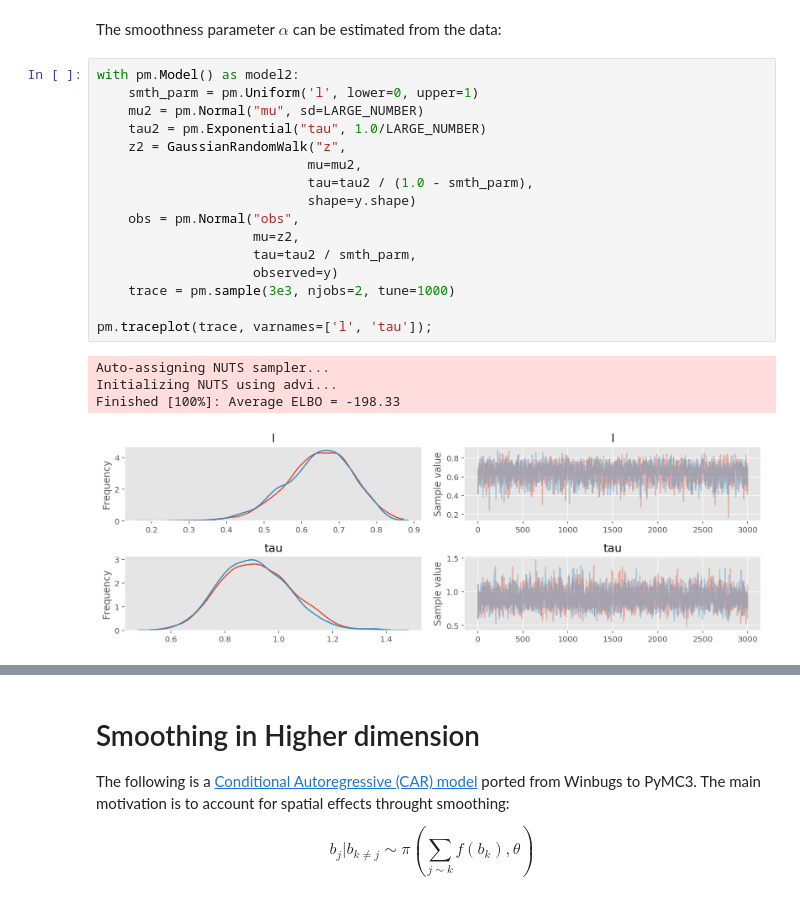
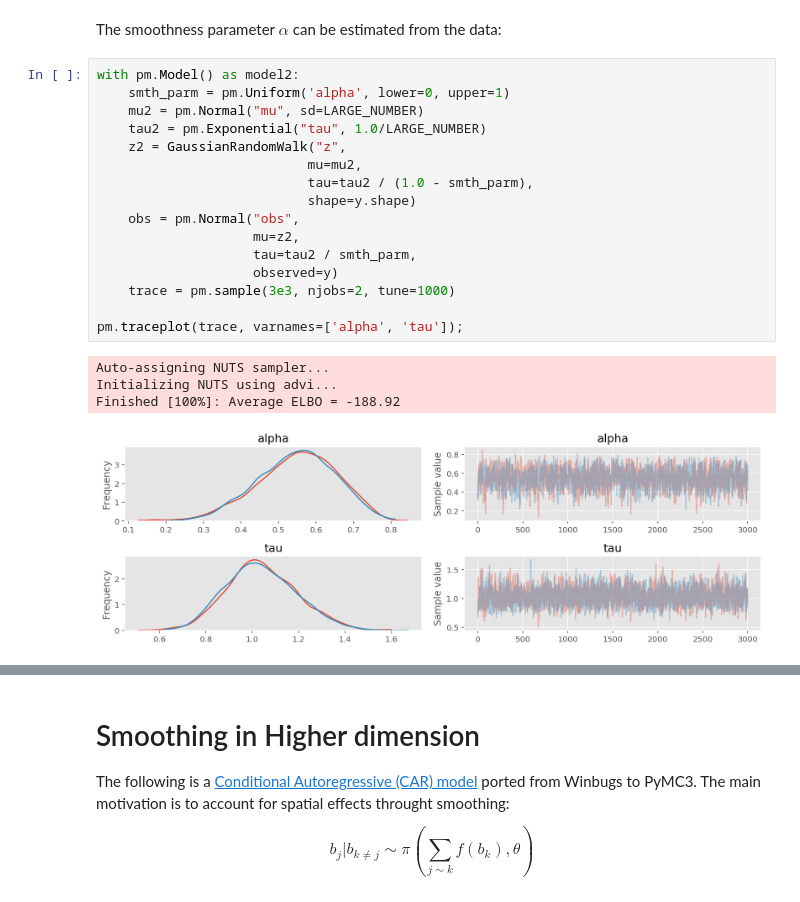
Before and after one commit to junpenglao/Bayesian_Smoothing_EyeMovement, a Jupyter notebook: Bayesian_Smoothing.ipynb, the cells around one changed output, grey strips where cells are left out. Saved outputs shown, nothing was run; the diff lists cells and outputs as text.

```diff
--- a/Bayesian_Smoothing.ipynb
+++ b/Bayesian_Smoothing.ipynb
@@ -130,22 +130,22 @@ title("Smoothing={}".format(smoothing));
 The smoothness parameter $\alpha$ can be estimated from the data:
 # %%
 with pm.Model() as model2:
-    smth_parm = pm.Uniform('l', lower=0, upper=1)
+    smth_parm = pm.Uniform('alpha', lower=0, upper=1)
     mu2 = pm.Normal("mu", sd=LARGE_NUMBER)
     tau2 = pm.Exponential("tau", 1.0/LARGE_NUMBER)
     z2 = GaussianRandomWalk("z",
                            mu=mu2,
                            tau=tau2 / (1.0 - smth_parm),
                            shape=y.shape)
     obs = pm.Normal("obs",
                     mu=z2,
                     tau=tau2 / smth_parm,
                     observed=y)
     trace = pm.sample(3e3, njobs=2, tune=1000)
 
-pm.traceplot(trace, varnames=['l', 'tau']);
+pm.traceplot(trace, varnames=['alpha', 'tau']);
 # %% [output]
 Auto-assigning NUTS sampler...
 Initializing NUTS using advi...
-Finished [100%]: Average ELBO = -198.33
+Finished [100%]: Average ELBO = -188.92
-[figure, old version]
+[figure, new version]
```
Also changed, not shown: parts of 5 cells of this notebook, 5 other files.
